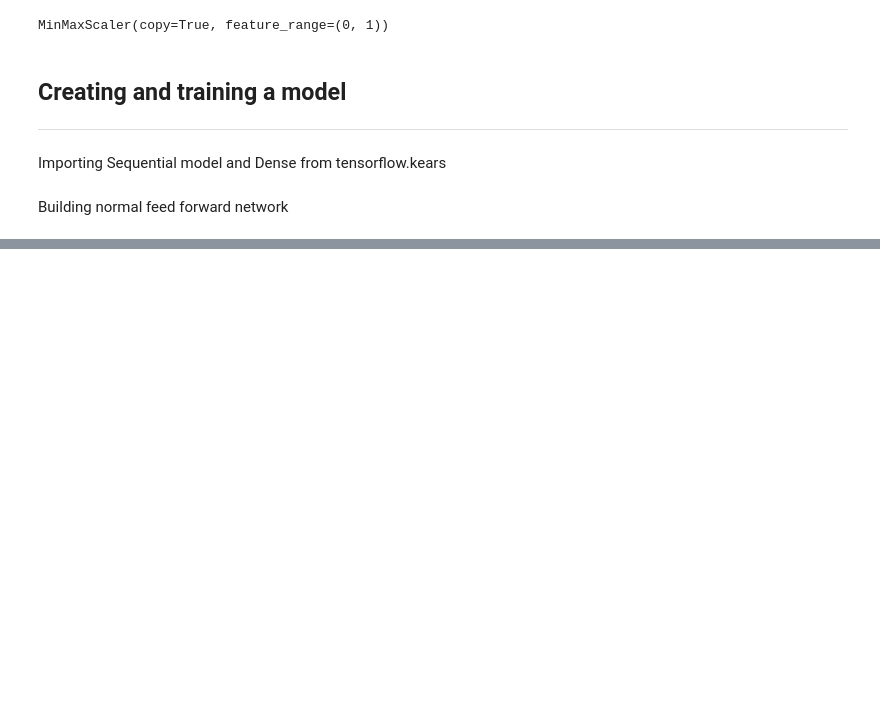
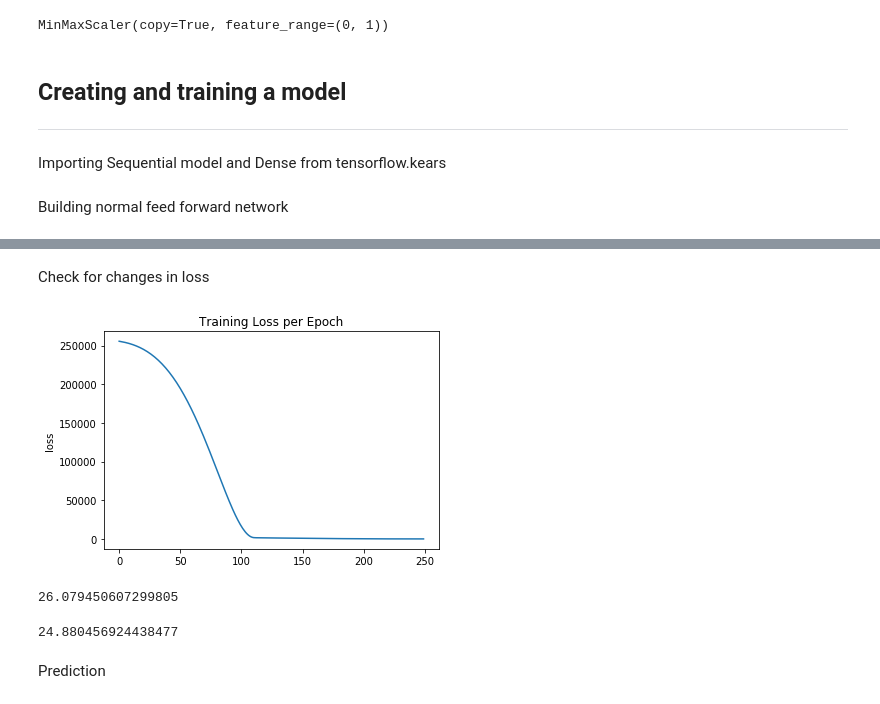
Before and after one commit to ikolokoltsev/Keras, a Jupyter notebook: TF Basics Syntax.ipynb, the cells around one changed output, grey strips where cells are left out. Saved outputs shown, nothing was run; the diff lists cells and outputs as text; code cells hidden in the pictures; blank space fills up the shorter version.

Commit message:
Trained and saved the model

```diff
--- a/TF Basics Syntax.ipynb
+++ b/TF Basics Syntax.ipynb
@@ -84,4 +84,4 @@ model.add(Dense(2, activation='relu'))
 model.add(Dense(1))
 
 # Compiling a model
-model.compile(optimizer=)
+model.compile(optimizer='rmsprop',loss='mse')
@@ -87,0 +90,2 @@ model.compile(optimizer=)
+# %%
+ model.fit(x=X_train, y=y_train, epochs=250, verbose=1)
@@ -87,0 +111,20 @@ model.compile(optimizer=)
+# %% [markdown]
+Check for changes in loss
+# %%
+loss_df = pd.DataFrame(model.history.history)
+# %%
+sns.lineplot(x=range(len(loss_df['loss'])),y=loss_df['loss'])
+plt.title('Training Loss per Epoch')
+plt.show()
+# %% [output]
+[figure, added]
+# %%
+model.evaluate(X_test, y_test, verbose=0)
+# %% [output]
+26.079450607299805
+# %%
+model.evaluate(X_train, y_train, verbose=0)
+# %% [output]
+24.880456924438477
+# %% [markdown]
+Prediction
```
Also changed, not shown: parts of 28 cells of this notebook, 1 other file.
